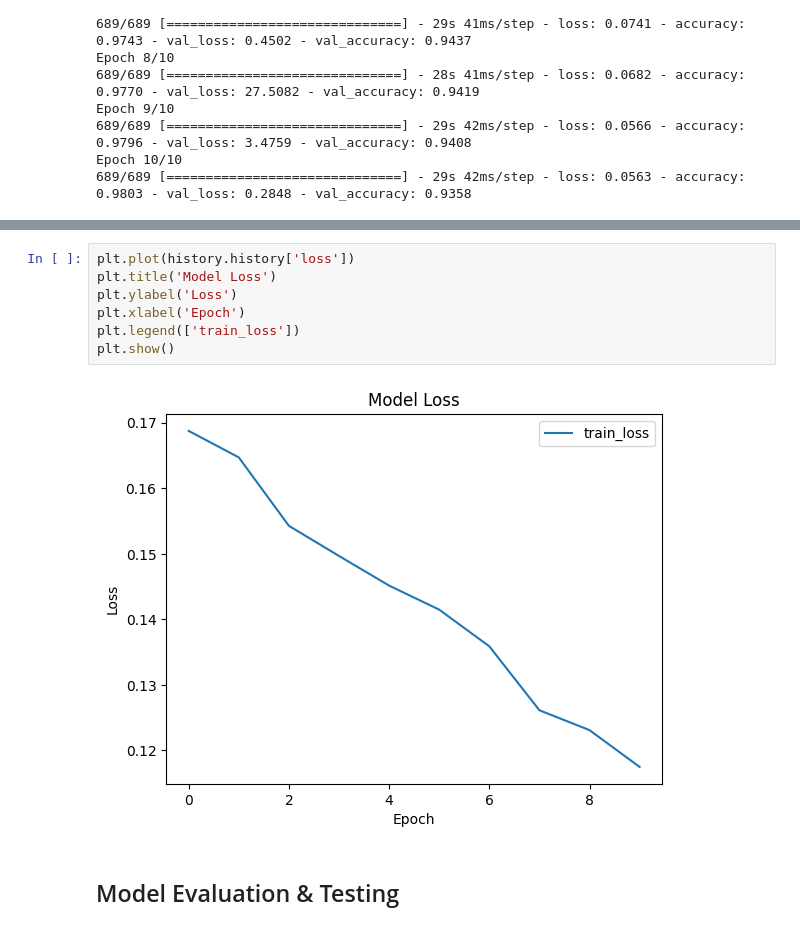
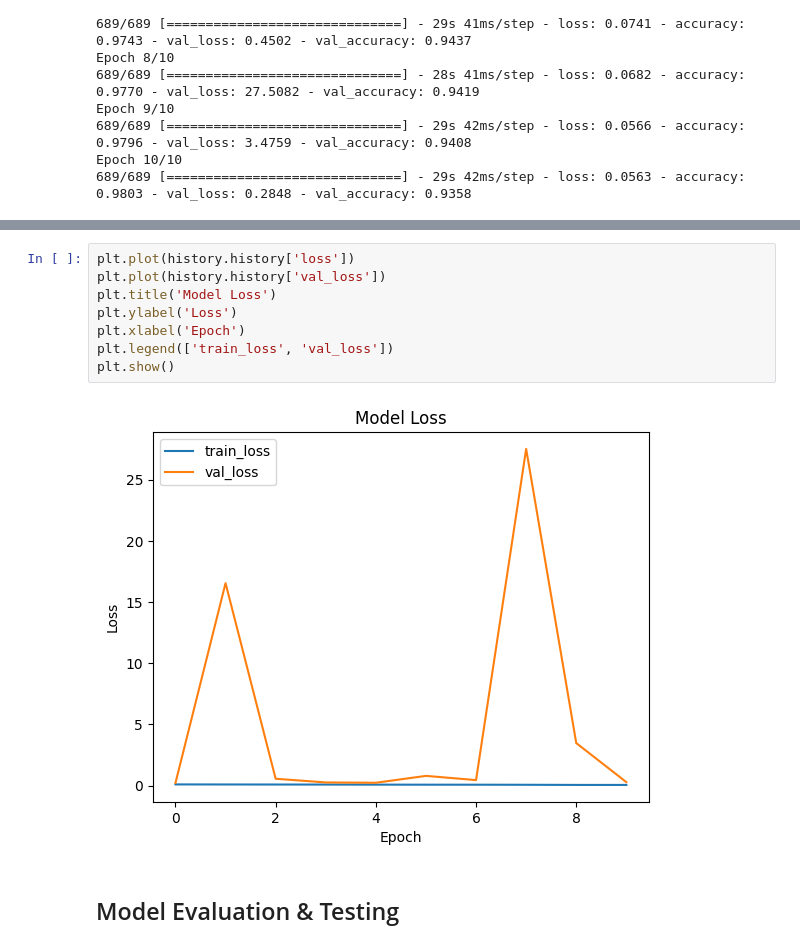
Before and after one commit to danrfletcher/malaria-diagnosis-convnet, a Jupyter notebook: model.ipynb, the cells around one changed output, grey strips where cells are left out. Saved outputs shown, nothing was run; the diff lists cells and outputs as text.

Commit message:
Adds plots for validation accuracy & loss

```diff
--- a/model.ipynb
+++ b/model.ipynb
@@ -146,12 +147,13 @@ plt.show()
 # %%
 plt.plot(history.history['loss'])
+plt.plot(history.history['val_loss'])
 plt.title('Model Loss')
 plt.ylabel('Loss')
 plt.xlabel('Epoch')
-plt.legend(['train_loss'])
+plt.legend(['train_loss', 'val_loss'])
 plt.show()
 # %% [output]
-[figure, old version]
+[figure, new version]
 # %% [markdown]
 ## Model Evaluation & Testing
 # %%
```
Also changed, not shown: parts of 1 cell of this notebook.
